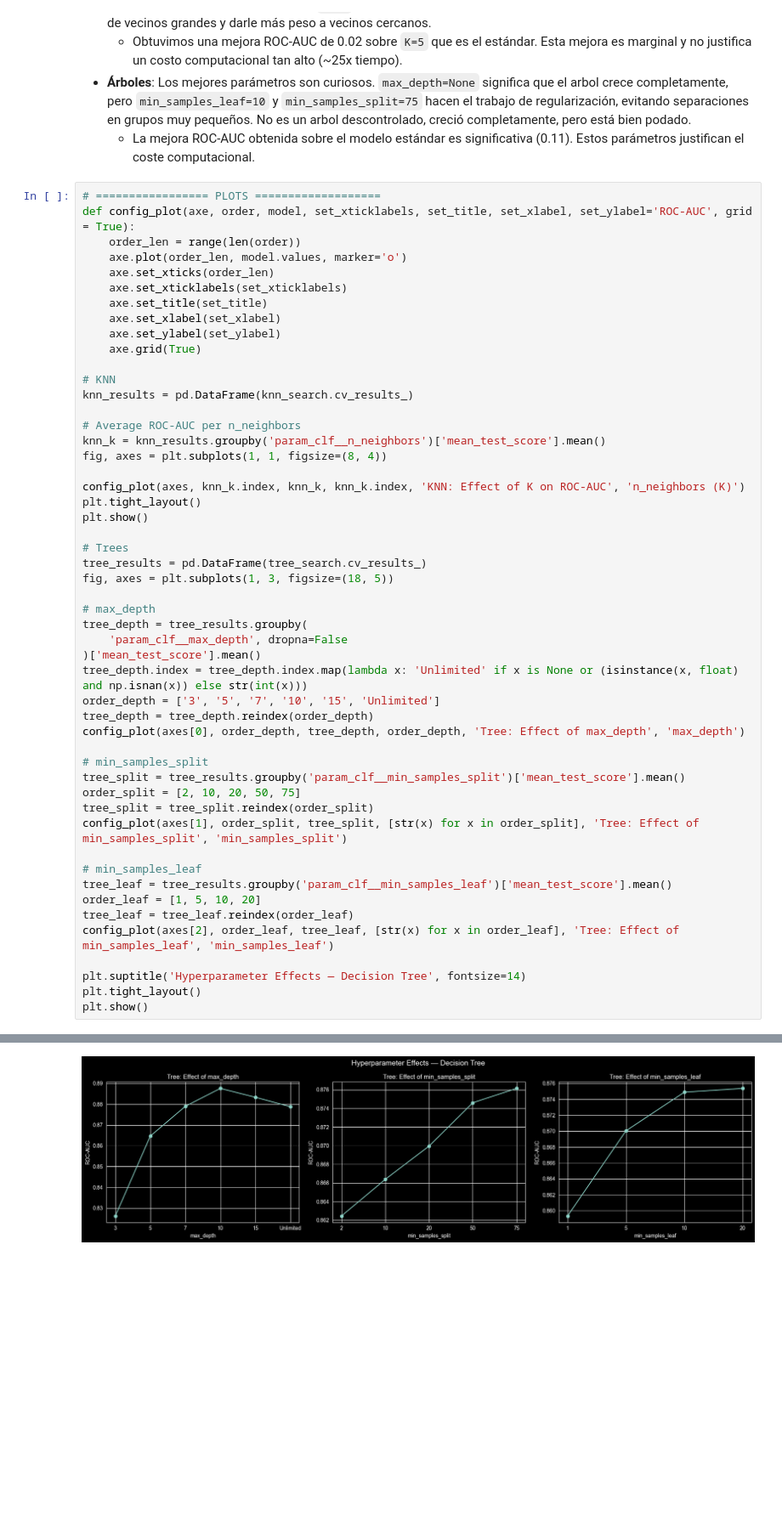
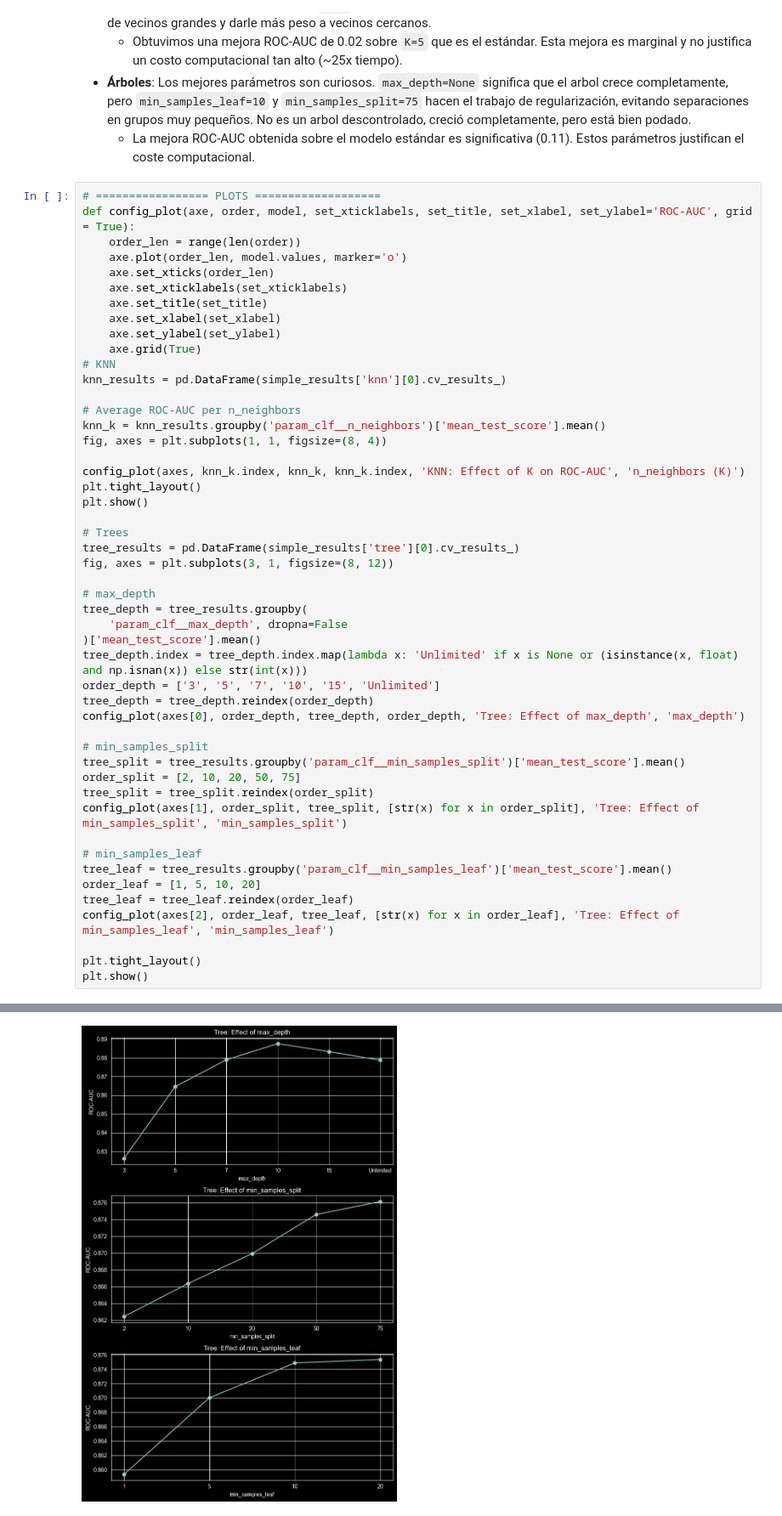
Before and after one commit to mathiasaiva/AA_primera_practica, a Jupyter notebook: notebooks/01_EDA_and_modeling.ipynb, the cells around one changed output, grey strips where cells are left out. Shown at 85% size. Drawn from its saved outputs; the diff is of its cells as text; blank space fills up the shorter version.

```diff
--- a/notebooks/01_EDA_and_modeling.ipynb
+++ b/notebooks/01_EDA_and_modeling.ipynb
@@ -721,9 +731,8 @@ def config_plot(axe, order, model, set_xticklabels, set_title, set_xlabel, set_y
     axe.set_xlabel(set_xlabel)
     axe.set_ylabel(set_ylabel)
     axe.grid(True)
-
 # KNN
-knn_results = pd.DataFrame(knn_search.cv_results_)
+knn_results = pd.DataFrame(simple_results['knn'][0].cv_results_)
 
 # Average ROC-AUC per n_neighbors
 knn_k = knn_results.groupby('param_clf__n_neighbors')['mean_test_score'].mean()
@@ -733,37 +742,36 @@ config_plot(axes, knn_k.index, knn_k, knn_k.index, 'KNN: Effect of K on ROC-AUC'
 plt.tight_layout()
 plt.show()
 
 # Trees
-tree_results = pd.DataFrame(tree_search.cv_results_)
-fig, axes = plt.subplots(1, 3, figsize=(18, 5))
+tree_results = pd.DataFrame(simple_results['tree'][0].cv_results_)
+fig, axes = plt.subplots(3, 1, figsize=(8, 12))
 
 # max_depth
 tree_depth = tree_results.groupby(
     'param_clf__max_depth', dropna=False
 )['mean_test_score'].mean()
 tree_depth.index = tree_depth.index.map(lambda x: 'Unlimited' if x is None or (isinstance(x, float) and np.isnan(x)) else str(int(x)))
 order_depth = ['3', '5', '7', '10', '15', 'Unlimited']
 tree_depth = tree_depth.reindex(order_depth)
 config_plot(axes[0], order_depth, tree_depth, order_depth, 'Tree: Effect of max_depth', 'max_depth')
 
 # min_samples_split
 tree_split = tree_results.groupby('param_clf__min_samples_split')['mean_test_score'].mean()
 order_split = [2, 10, 20, 50, 75]
 tree_split = tree_split.reindex(order_split)
 config_plot(axes[1], order_split, tree_split, [str(x) for x in order_split], 'Tree: Effect of min_samples_split', 'min_samples_split')
 
 # min_samples_leaf
 tree_leaf = tree_results.groupby('param_clf__min_samples_leaf')['mean_test_score'].mean()
 order_leaf = [1, 5, 10, 20]
 tree_leaf = tree_leaf.reindex(order_leaf)
 config_plot(axes[2], order_leaf, tree_leaf, [str(x) for x in order_leaf], 'Tree: Effect of min_samples_leaf', 'min_samples_leaf')
 
-plt.suptitle('Hyperparameter Effects — Decision Tree', fontsize=14)
 plt.tight_layout()
 plt.show()
 # %% [output]
 [figure]
-[figure, old version]
+[figure, new version]
 # %% [markdown]
 Observaciones:
 
```
Also changed, not shown: parts of 10 cells of this notebook.
